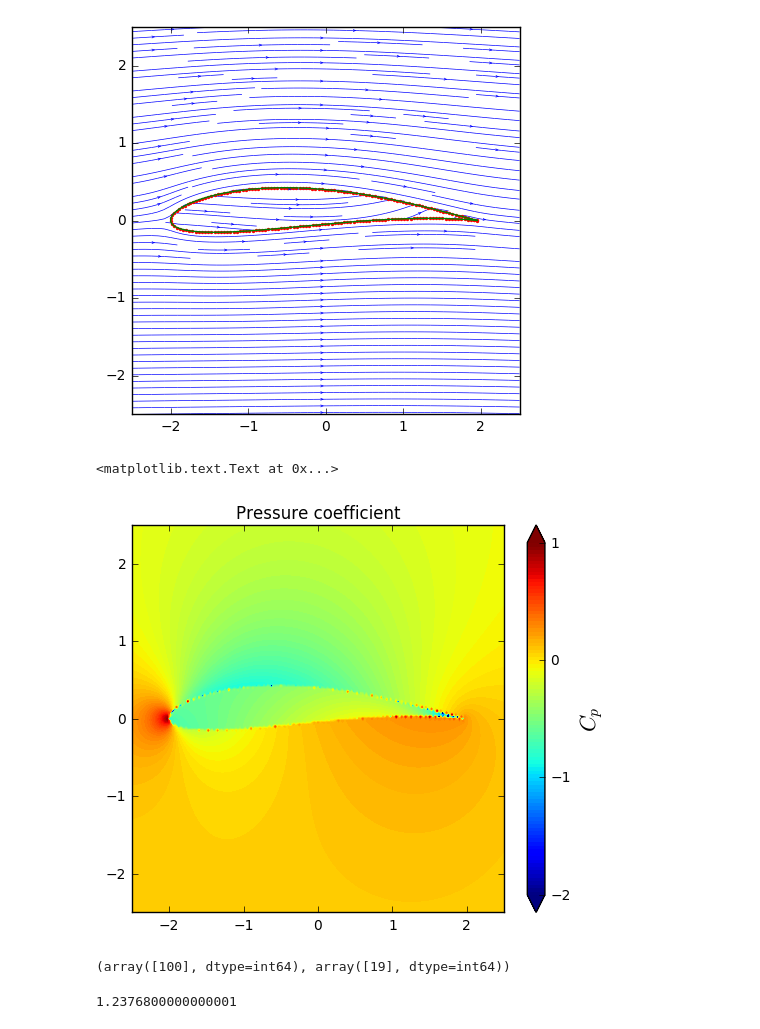
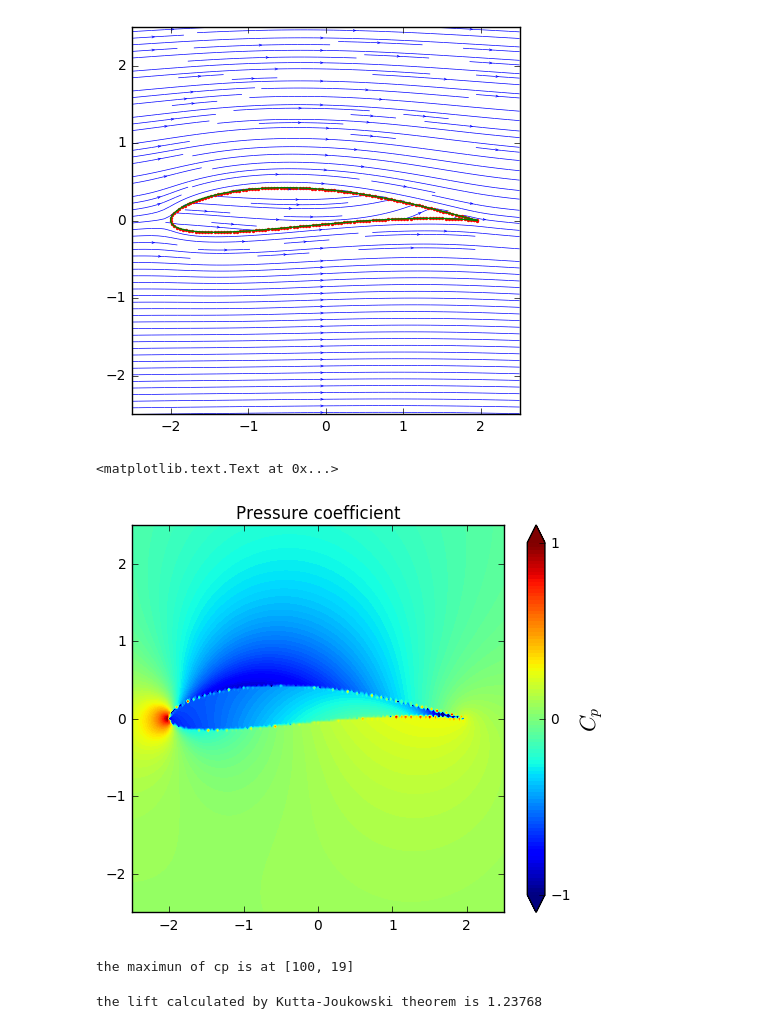
Before and after one commit to iamisrapel/MAE6226, a Jupyter notebook: midterm/midterm.ipynb, the cells around one changed output. Drawn from its saved outputs; the diff is of its cells as text; code cells hidden in the pictures.

```diff
--- a/midterm/midterm.ipynb
+++ b/midterm/midterm.ipynb
@@ -561,22 +577,23 @@ cp_2 = 1-(u_all**2 +v_all**2)/1
 # %%
 pyplot.figure(figsize=(6,5))
 pyplot.xlim(-2.5, 2.5)
 pyplot.ylim(-2.5, 2.5)
-contf = pyplot.contourf(X, Y, cp_2, levels=numpy.linspace(-2, 1, 100), extend='both')
+contf = pyplot.contourf(X, Y, cp_2, levels=numpy.linspace(-1, 1, 100), extend='both')
 cbar = pyplot.colorbar(contf)
 cbar.set_label('$C_p$', fontsize=16)
 cbar.set_ticks([-2.0, -1.0, 0.0, 1.0])
 pyplot.title('Pressure coefficient')
 # %% [output]
 <matplotlib.text.Text at 0x...>
-[figure, old version]
+[figure, new version]
-# %%
-numpy.where(cp_2==numpy.max(cp_2))
-# %% [output]
-(array([100], dtype=int64), array([19], dtype=int64))
+# %%
+numpy.where(cp_2==numpy.max(cp_2))
+print('the maximun of cp is at',[numpy.where(cp_2==numpy.max(cp_2))[0][0],numpy.where(cp_2==numpy.max(cp_2))[1][0]])
+# %% [output]
+the maximun of cp is at [100, 19]
 # %%
 gamma_total=numpy.sum(vortex_strength)
 lift_2 = rho*1*gamma_total
-lift_2
+print('the lift calculated by Kutta-Joukowski theorem is',lift_2)
 # %% [output]
-1.2376800000000001
+the lift calculated by Kutta-Joukowski theorem is 1.23768
```
Also changed, not shown: parts of 10 cells of this notebook.
